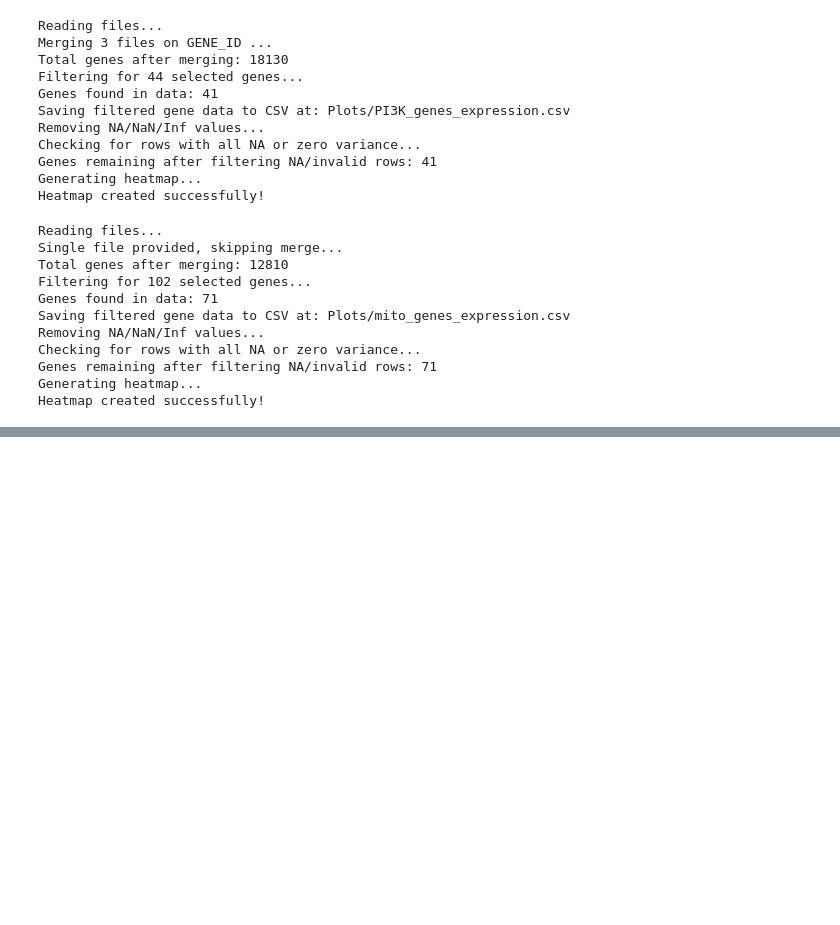
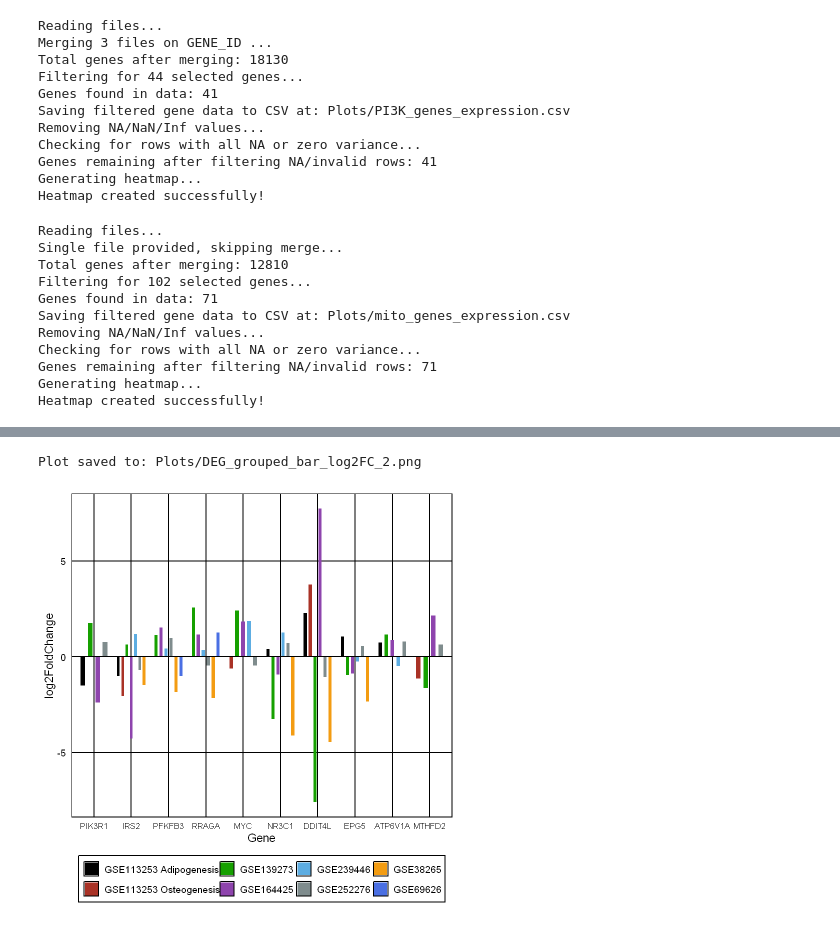
Before and after one commit to rukna40/iPSC, a Jupyter notebook: plots.ipynb, the cells around one changed output, grey strips where cells are left out. Cells and saved outputs as stored; diff of their text form; code cells hidden in the pictures; blank space fills up the shorter version.

```diff
--- a/plots.ipynb
+++ b/plots.ipynb
@@ -150,0 +329,24 @@ Heatmap created successfully!
+# %%
+# Example usage:
+genes_of_interest <- c(
+  "PIK3R1",
+  "IRS2",
+  "PFKFB3",
+  "RRAGA",
+  "MYC",
+  "NR3C1",
+  "DDIT4L",
+  "EPG5",
+  "ATP6V1A",
+  "MTHFD2"
+)
+
+# Call the function
+plot_deg_genes(
+  genes_of_interest = genes_of_interest,
+  data_dir = "DEG/Results/FilteredLatest",
+  output_file = "Plots/DEG_grouped_bar_log2FC_2.png"  # or NULL to not save
+)
+# %% [output]
+Plot saved to: Plots/DEG_grouped_bar_log2FC_2.png
+[figure, added]
```
Also changed, not shown: parts of 3 cells of this notebook, 57 other files.
